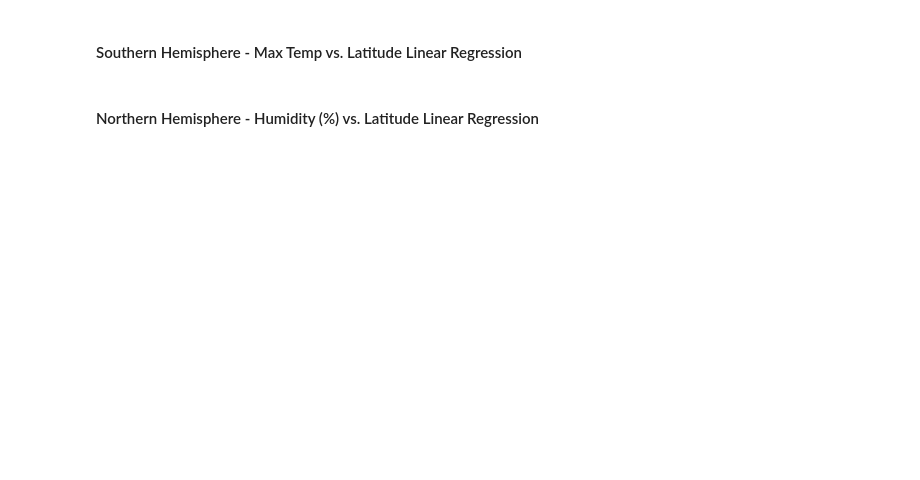
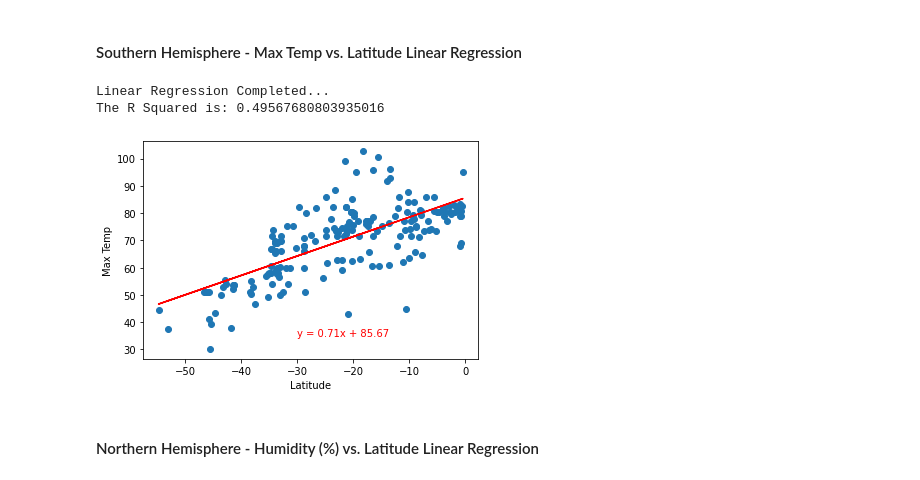
Before and after one commit to Joelcox518/python-api-challenge, a Jupyter notebook: WeatherPy/weatherPy.ipynb, the cells around one changed output. Saved outputs shown, nothing was run; the diff lists cells and outputs as text; code cells hidden in the pictures; blank space fills up the shorter version.

```diff
--- a/WeatherPy/weatherPy.ipynb
+++ b/WeatherPy/weatherPy.ipynb
@@ -374,2 +330,11 @@ plt.show()
+# %%
+x=southern_hemi["Lat"]
+y= southern_hemi["Max Temp"]
+
+plot_linear_regression(x,y,"Max Temp", (-30, 35))
+# %% [output]
+Linear Regression Completed...
+The R Squared is: 0.49567680803935016
+[figure, added]
 # %% [markdown]
 ####  Northern Hemisphere - Humidity (%) vs. Latitude Linear Regression
```
Also changed, not shown: parts of 22 cells of this notebook, 4 other files.
